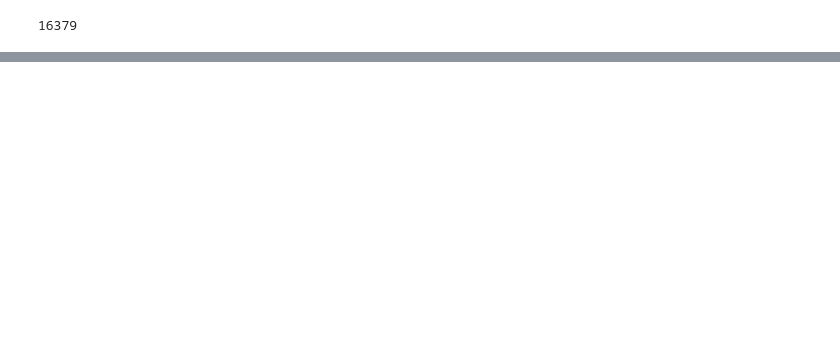
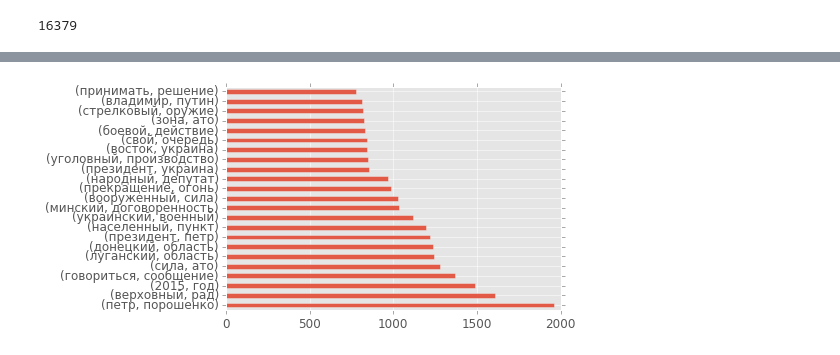
Before and after one commit to frutik/NewsAnalysis, a Jupyter notebook: NewsAnalysis.ipynb, the cells around one changed output, grey strips where cells are left out. Saved outputs shown, nothing was run; the diff lists cells and outputs as text; code cells hidden in the pictures; blank space fills up the shorter version.

```diff
--- a/NewsAnalysis.ipynb
+++ b/NewsAnalysis.ipynb
@@ -91,0 +115,6 @@ article_trigrams = get_trigrams(articles, lemmatized_formatter)
+# %%
+# bigrams = pd.Series(article_bigrams).value_counts()
+bigrams[2:25].plot(kind="barh", fontsize=12, alpha=0.9)
+plt.savefig('plots/most_frequent_bigrams_2.jpeg', format='jpeg', dpi=400, bbox_inches='tight')
+# %% [output]
+[figure, added]
```
Also changed, not shown: parts of 12 cells of this notebook, 1 other file.
